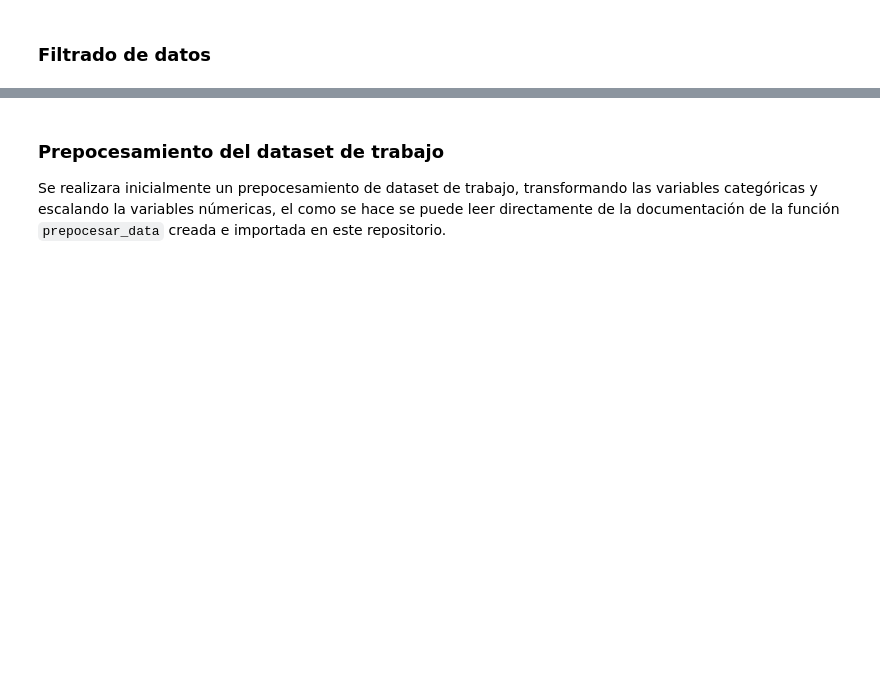
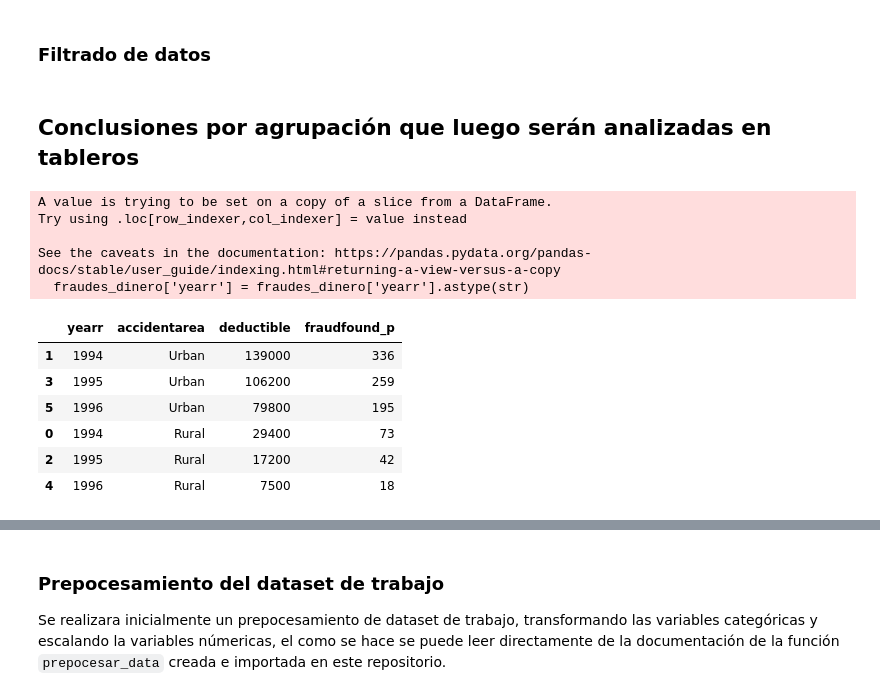
Before and after one commit to jdrincone/fraudes, a Jupyter notebook: fraudes/notebook/notebook.ipynb, the cells around one changed output, grey strips where cells are left out. Drawn from its saved outputs; the diff is of its cells as text; code cells hidden in the pictures; blank space fills up the shorter version.

```diff
--- a/fraudes/notebook/notebook.ipynb
+++ b/fraudes/notebook/notebook.ipynb
@@ -407,3 +407,26 @@ sel_cols =  cols_str + cols_num
 fraudes_model = fraudes.loc[:, sel_cols]
 cond_edad = fraudes_model['age'] >= 17
 fraudes_model = fraudes_model[cond_edad]
+# %% [markdown]
+## Conclusiones por agrupación que luego serán analizadas en tableros
+# %%
+fraudes_dinero = fraudes[fraudes.fraudfound_p == 1]
+fraudes_dinero['yearr'] = fraudes_dinero['yearr'].astype(str)
+
+agg = {'deductible': 'sum', 'fraudfound_p': 'count'}
+cols = ['yearr', 'accidentarea']
+fraudes_dinero_year_acc = fraudes_dinero.groupby(cols, as_index=False).agg(agg)
+fraudes_dinero_year_acc.sort_values('deductible', ascending=False)
+# %% [output]
+A value is trying to be set on a copy of a slice from a DataFrame.
+Try using .loc[row_indexer,col_indexer] = value instead
+
+See the caveats in the documentation: https://pandas.pydata.org/pandas-docs/stable/user_guide/indexing.html#returning-a-view-versus-a-copy
+  fraudes_dinero['yearr'] = fraudes_dinero['yearr'].astype(str)
+|  | yearr | accidentarea | deductible | fraudfound_p |
+| 1 | 1994 | Urban | 139000 | 336 |
+| 3 | 1995 | Urban | 106200 | 259 |
+| 5 | 1996 | Urban | 79800 | 195 |
+| 0 | 1994 | Rural | 29400 | 73 |
+| 2 | 1995 | Rural | 17200 | 42 |
+| 4 | 1996 | Rural | 7500 | 18 |
```
Also changed, not shown: parts of 12 cells of this notebook, 2 other files.
